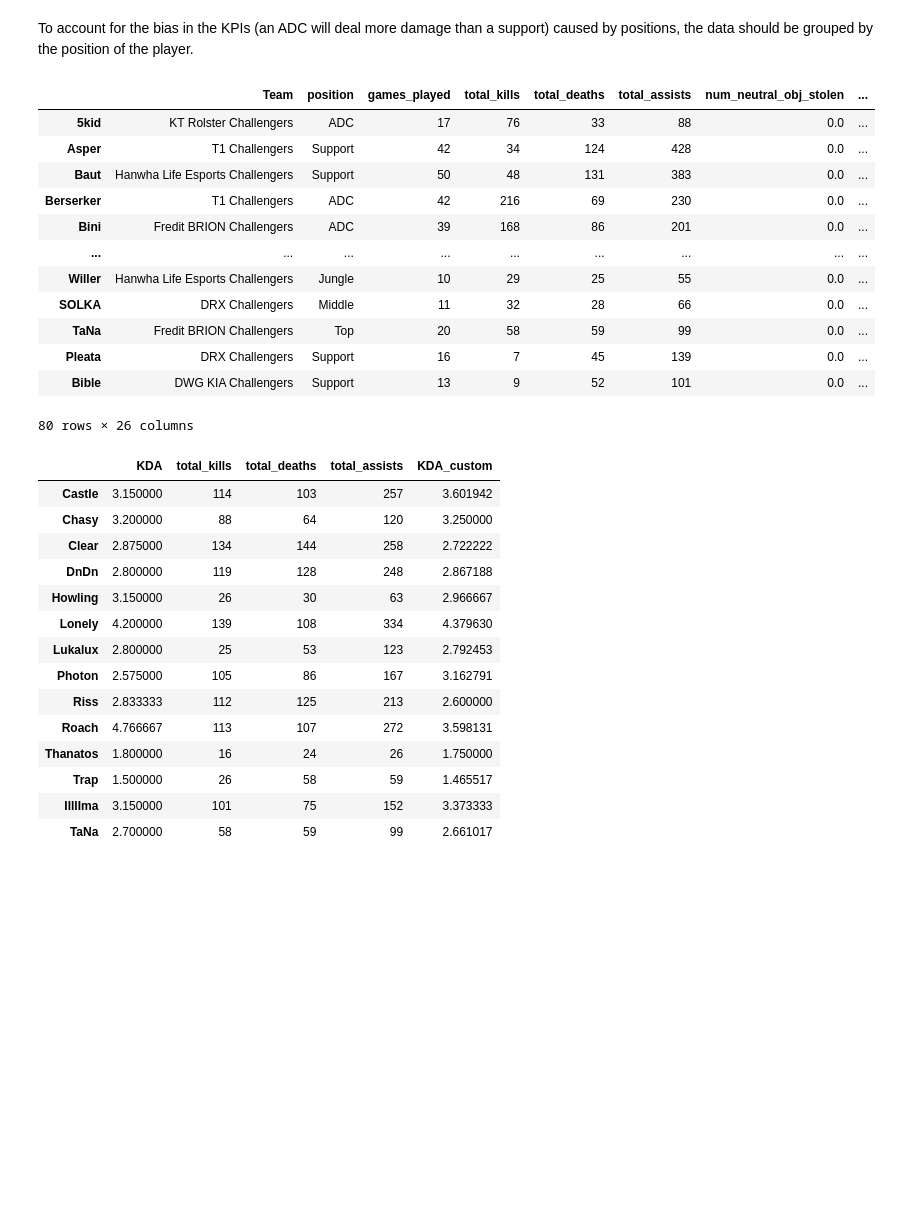
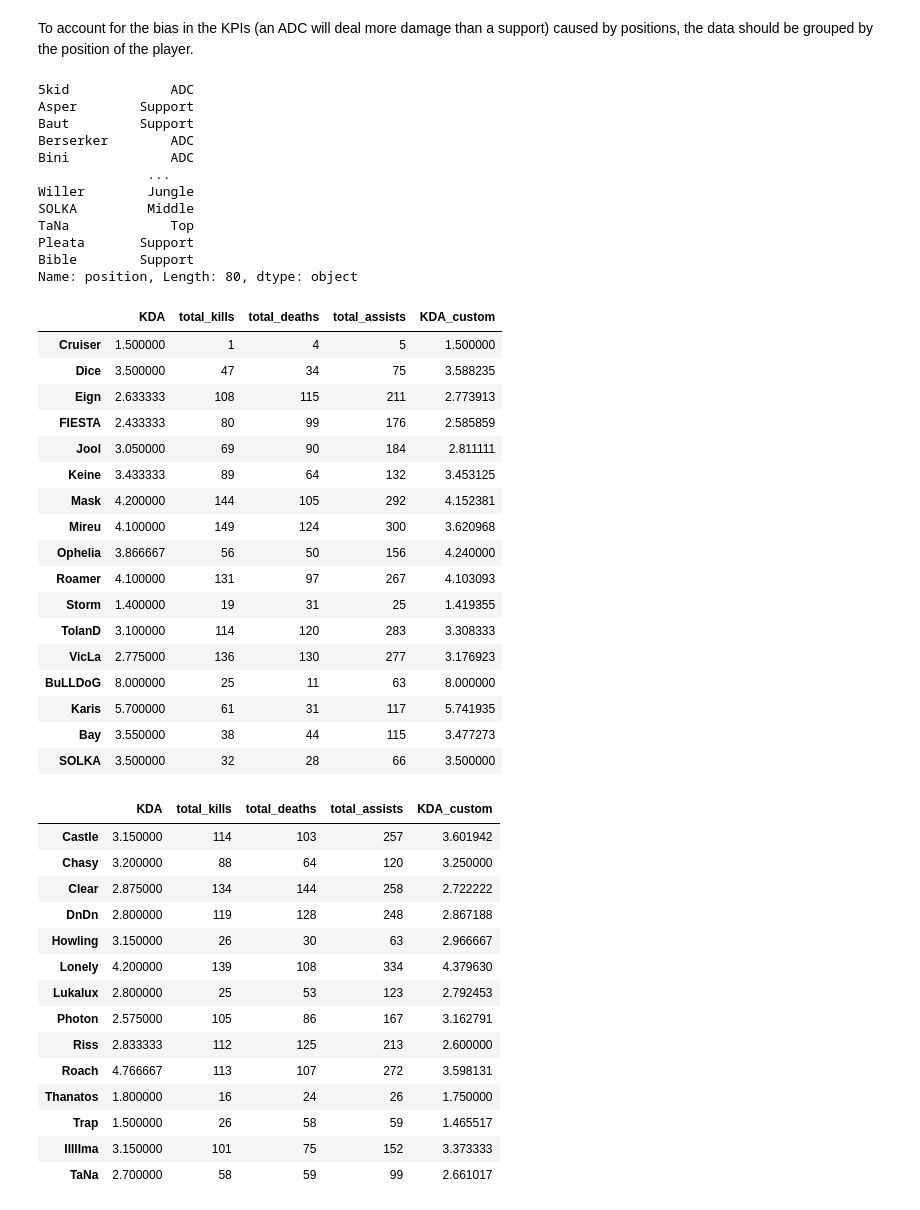
Before and after one commit to SFauth/LCK_CL_2021_Talent_Identification_Uni_Project, a Jupyter notebook: code.ipynb, the cells around one changed output. Saved outputs shown, nothing was run; the diff lists cells and outputs as text; code cells hidden in the pictures; blank space fills up the shorter version.

```diff
--- a/code.ipynb
+++ b/code.ipynb
@@ -255,21 +271,44 @@ win_stats_formalized
 # %% [markdown]
 To account for the bias in the KPIs (an ADC will deal more damage than a support) caused by positions, the data should be grouped by the position of the player.
 # %%
-agg_all
+agg_all.position
 # %% [output]
-|  | Team | position | games_played | total_kills | total_deaths | total_assists | num_neutral_obj_stolen | ... |
-| 5kid | KT Rolster Challengers | ADC | 17 | 76 | 33 | 88 | 0.0 | ... |
-| Asper | T1 Challengers | Support | 42 | 34 | 124 | 428 | 0.0 | ... |
-| Baut | Hanwha Life Esports Challengers | Support | 50 | 48 | 131 | 383 | 0.0 | ... |
-| Berserker | T1 Challengers | ADC | 42 | 216 | 69 | 230 | 0.0 | ... |
-| Bini | Fredit BRION Challengers | ADC | 39 | 168 | 86 | 201 | 0.0 | ... |
-| ... | ... | ... | ... | ... | ... | ... | ... | ... |
-| Willer | Hanwha Life Esports Challengers | Jungle | 10 | 29 | 25 | 55 | 0.0 | ... |
-| SOLKA | DRX Challengers | Middle | 11 | 32 | 28 | 66 | 0.0 | ... |
-| TaNa | Fredit BRION Challengers | Top | 20 | 58 | 59 | 99 | 0.0 | ... |
-| Pleata | DRX Challengers | Support | 16 | 7 | 45 | 139 | 0.0 | ... |
-| Bible | DWG KIA Challengers | Support | 13 | 9 | 52 | 101 | 0.0 | ... |
-80 rows × 26 columns
+5kid             ADC
+Asper        Support
+Baut         Support
+Berserker        ADC
+Bini             ADC
+              ...
+Willer        Jungle
+SOLKA         Middle
+TaNa             Top
+Pleata       Support
+Bible        Support
+Name: position, Length: 80, dtype: object
+# %%
+Middle = agg_all.query('position == "Middle"')
+
+Middle[['KDA', 'total_kills', 'total_deaths', 'total_assists']].assign(KDA_custom =
+ (Middle['total_kills'] + Middle['total_assists'])/Middle['total_deaths'])
+# %% [output]
+|  | KDA | total_kills | total_deaths | total_assists | KDA_custom |
+| Cruiser | 1.500000 | 1 | 4 | 5 | 1.500000 |
+| Dice | 3.500000 | 47 | 34 | 75 | 3.588235 |
+| Eign | 2.633333 | 108 | 115 | 211 | 2.773913 |
+| FIESTA | 2.433333 | 80 | 99 | 176 | 2.585859 |
+| Jool | 3.050000 | 69 | 90 | 184 | 2.811111 |
+| Keine | 3.433333 | 89 | 64 | 132 | 3.453125 |
+| Mask | 4.200000 | 144 | 105 | 292 | 4.152381 |
+| Mireu | 4.100000 | 149 | 124 | 300 | 3.620968 |
+| Ophelia | 3.866667 | 56 | 50 | 156 | 4.240000 |
+| Roamer | 4.100000 | 131 | 97 | 267 | 4.103093 |
+| Storm | 1.400000 | 19 | 31 | 25 | 1.419355 |
+| TolanD | 3.100000 | 114 | 120 | 283 | 3.308333 |
+| VicLa | 2.775000 | 136 | 130 | 277 | 3.176923 |
+| BuLLDoG | 8.000000 | 25 | 11 | 63 | 8.000000 |
+| Karis | 5.700000 | 61 | 31 | 117 | 5.741935 |
+| Bay | 3.550000 | 38 | 44 | 115 | 3.477273 |
+| SOLKA | 3.500000 | 32 | 28 | 66 | 3.500000 |
 # %%
 top = agg_all.query('position == "Top"')
 
```
Also changed, not shown: parts of 13 cells of this notebook.
